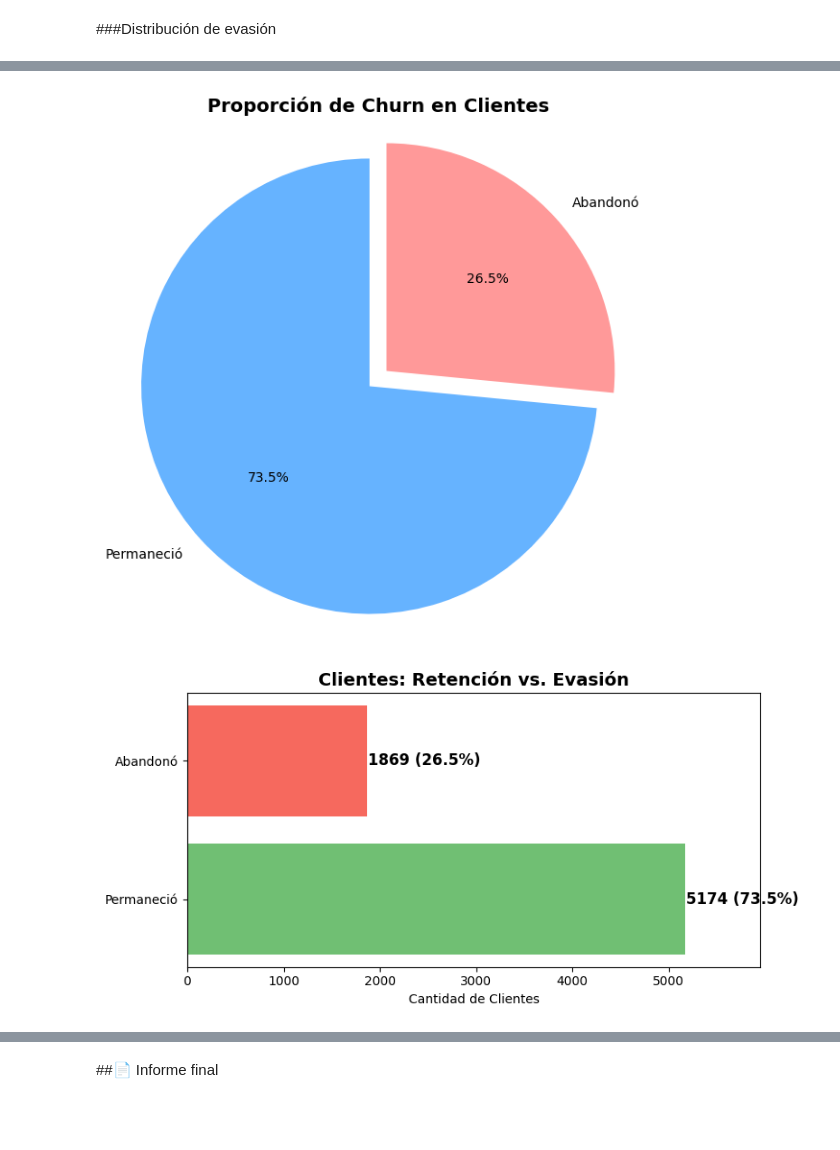
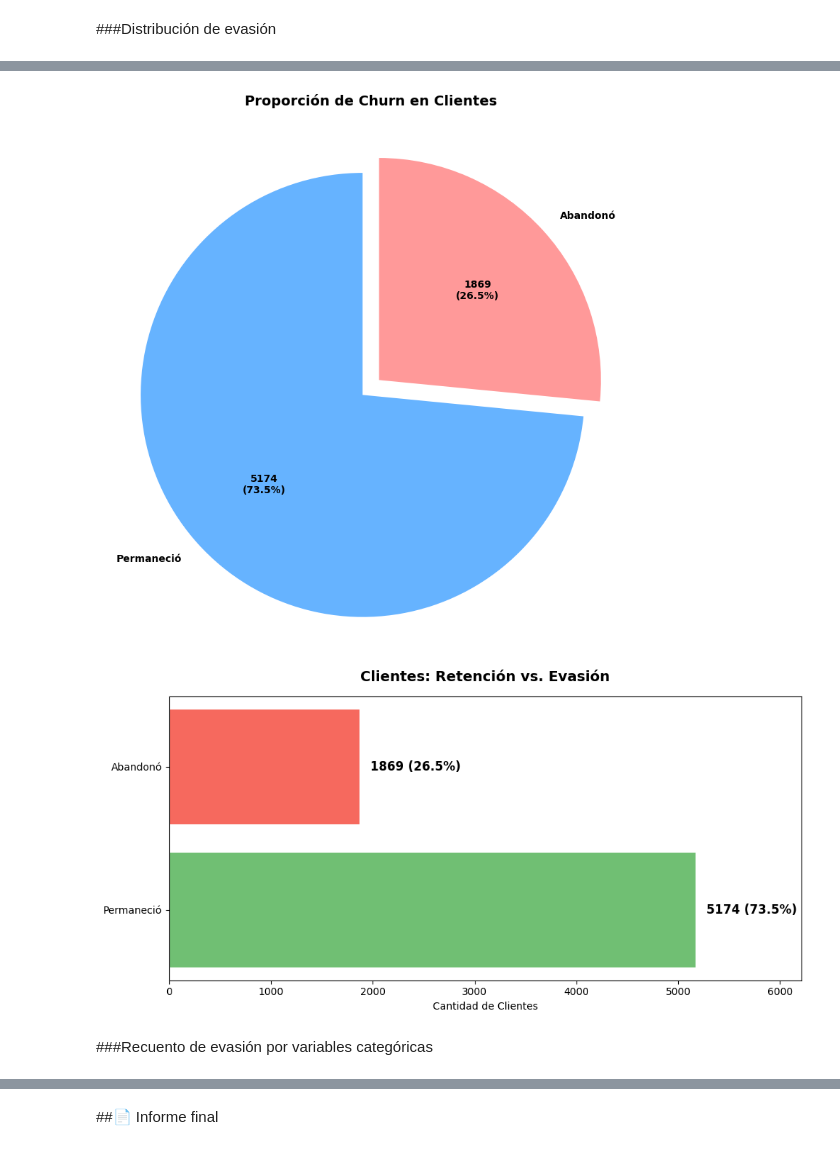
Before and after one commit to AenimaLabs/TelecomX, a Jupyter notebook: TelecomX.ipynb, the cells around one changed output, grey strips where cells are left out. Cells and saved outputs as stored; diff of their text form; code cells hidden in the pictures; blank space fills up the shorter version.

```diff
--- a/TelecomX.ipynb
+++ b/TelecomX.ipynb
@@ -641,18 +641,30 @@ import seaborn as sns
 
 # Configuración básica de estilo
 plt.style.use('default')  # Puedes usar 'seaborn' si prefieres
-sns.set_palette("husl")
+sns.set_palette("hls")  # Paleta de colores
 # %%
-plt.figure(figsize=(8, 5))
-sns.countplot(data=df, x='Abandono')
-plt.title('Distribución de Churn (Evasión de Clientes)', fontsize=14, fontweight='bold')
+plt.figure(figsize=(8, 6))  # Aumentar altura
+ax = sns.countplot(data=df, x='Abandono')
+plt.title('Distribución de Churn (Evasión de Clientes)', fontsize=14, fontweight='bold', pad=20)  # Más espacio
 plt.xlabel('Abandono (0 = No, 1 = Sí)', fontsize=12)
 plt.ylabel('Cantidad de Clientes', fontsize=12)
 plt.xticks([0, 1], ['Permaneció', 'Abandonó'])
 
-# Añadir etiquetas de valor encima de las barras
-for i, count in enumerate(df['Abandono'].value_counts().sort_index()):
-    plt.text(i, count + 10, str(count), ha='center', va='bottom', fontsize=11, fontweight='bold')
+# Calcular valores y máximo para ajustar límites
+counts = df['Abandono'].value_counts().sort_index()
+max_count = counts.max()
+total = len(df)
+
+# Ajustar límite del eje Y para dar espacio a las etiquetas
+plt.ylim(0, max_count * 1.15)
+
+# Añadir etiquetas de valor y porcentaje encima de las barras
+for i, count in enumerate(counts):
+    percentage = f'{100 * count / total:.1f}%'
+    label = f'{count}\n({percentage})'
+    plt.text(i, count + max_count * 0.02, label,
+             ha='center', va='bottom',
+             fontsize=10, fontweight='bold')
 
 plt.tight_layout()
 plt.show()
@@ -661,32 +673,48 @@ plt.show()
 # %%
-plt.figure(figsize=(7, 7))
+plt.figure(figsize=(8, 8))  # Aumentar tamaño para dar más espacio
 labels = ['Permaneció', 'Abandonó']
 sizes = df['Abandono'].value_counts().sort_index()
 colors = ['#66b3ff', '#ff9999']
 explode = (0, 0.1)  # Destacar el grupo de "Abandonó"
 
-plt.pie(sizes, labels=labels, autopct='%1.1f%%', startangle=90, colors=colors, explode=explode)
-plt.title('Proporción de Churn en Clientes', fontsize=14, fontweight='bold')
+# Función para mostrar cantidad y porcentaje
+def autopct_format(pct):
+    total = sum(sizes)
+    val = int(round(pct*total/100.0))
+    return f'{val}\n({pct:.1f}%)'
+
+plt.pie(sizes, labels=labels, autopct=autopct_format, startangle=90,
+        colors=colors, explode=explode, textprops={'fontsize': 10, 'fontweight': 'bold'})
+plt.title('Proporción de Churn en Clientes', fontsize=14, fontweight='bold', pad=30)  # Más espacio arriba
 plt.axis('equal')  # Para que el pastel sea circular
+
+plt.tight_layout()
 plt.show()
 # %% [output]
-[figure, old version]
+[figure, new version]
 # %%
 # Calcular porcentajes
 churn_counts = df['Abandono'].value_counts().sort_index()
 churn_percentages = df['Abandono'].value_counts(normalize=True).sort_index() * 100
 
-plt.figure(figsize=(8, 4))
+plt.figure(figsize=(10, 5))  # Aumentar ancho para dar más espacio
 bars = plt.barh(['Permaneció', 'Abandonó'], churn_counts, color=['#4CAF50', '#F44336'], alpha=0.8)
+
+# Calcular límite dinámico para dar espacio a las etiquetas
+max_count = max(churn_counts)
+xlim_max = max_count * 1.2  # Dar 20% más de espacio
 
 # Añadir porcentajes dentro de las barras
 for i, (count, pct) in enumerate(zip(churn_counts, churn_percentages)):
-    plt.text(count + 10, i, f'{count} ({pct:.1f}%)', va='center', fontsize=12, fontweight='bold')
+    plt.text(count + max_count * 0.02, i, f'{count} ({pct:.1f}%)',
+             va='center', ha='left', fontsize=12, fontweight='bold')
 
-plt.title('Clientes: Retención vs. Evasión', fontsize=14, fontweight='bold')
+plt.title('Clientes: Retención vs. Evasión', fontsize=14, fontweight='bold', pad=15)
 plt.xlabel('Cantidad de Clientes')
-plt.xlim(0, max(churn_counts) * 1.15)  # Espacio para el texto
+plt.xlim(0, xlim_max)  # Espacio calculado dinámicamente
 plt.tight_layout()
 plt.show()
 # %% [output]
-[figure, old version]
+[figure, new version]
+# %% [markdown]
+###Recuento de evasión por variables categóricas
```
Also changed, not shown: parts of 7 cells of this notebook.
